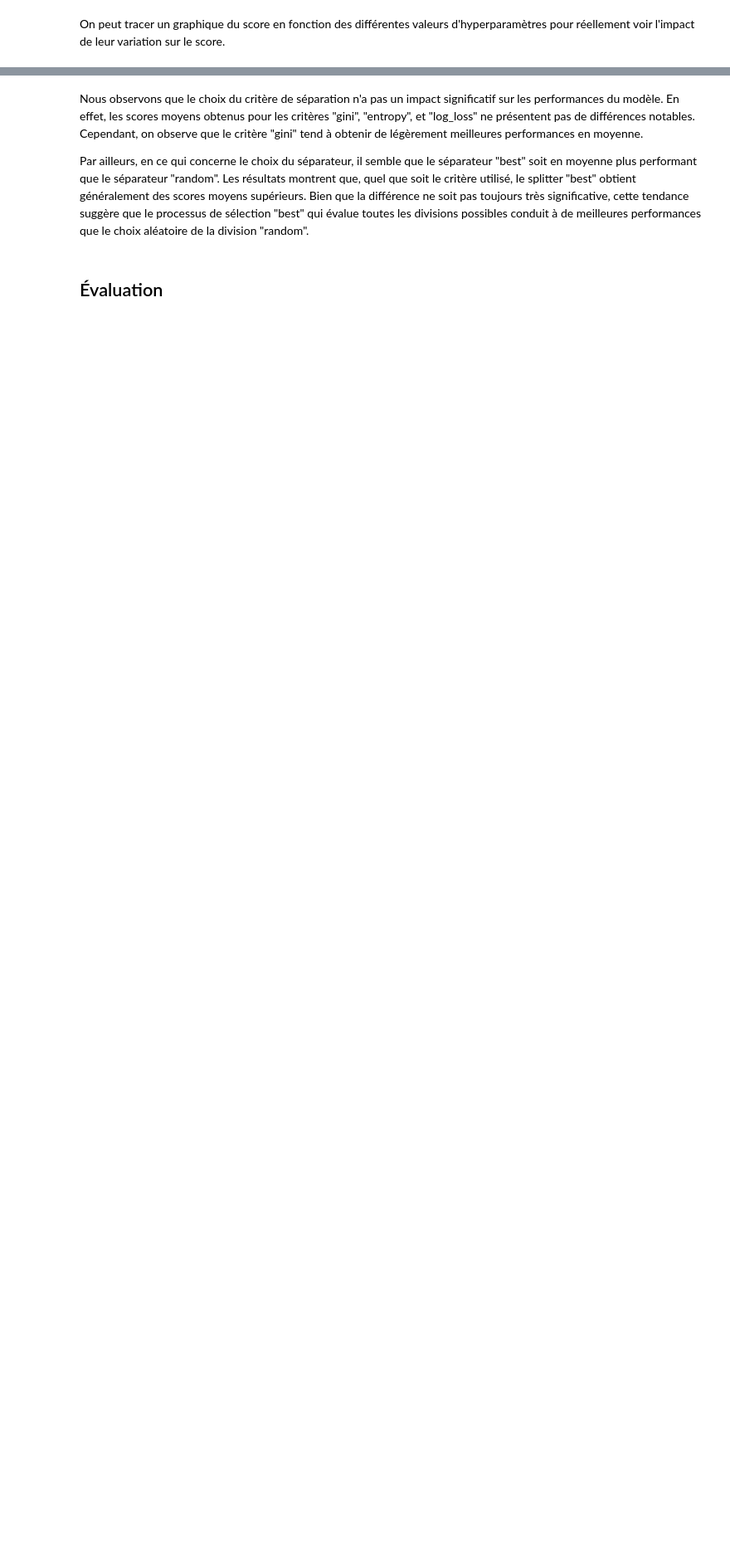
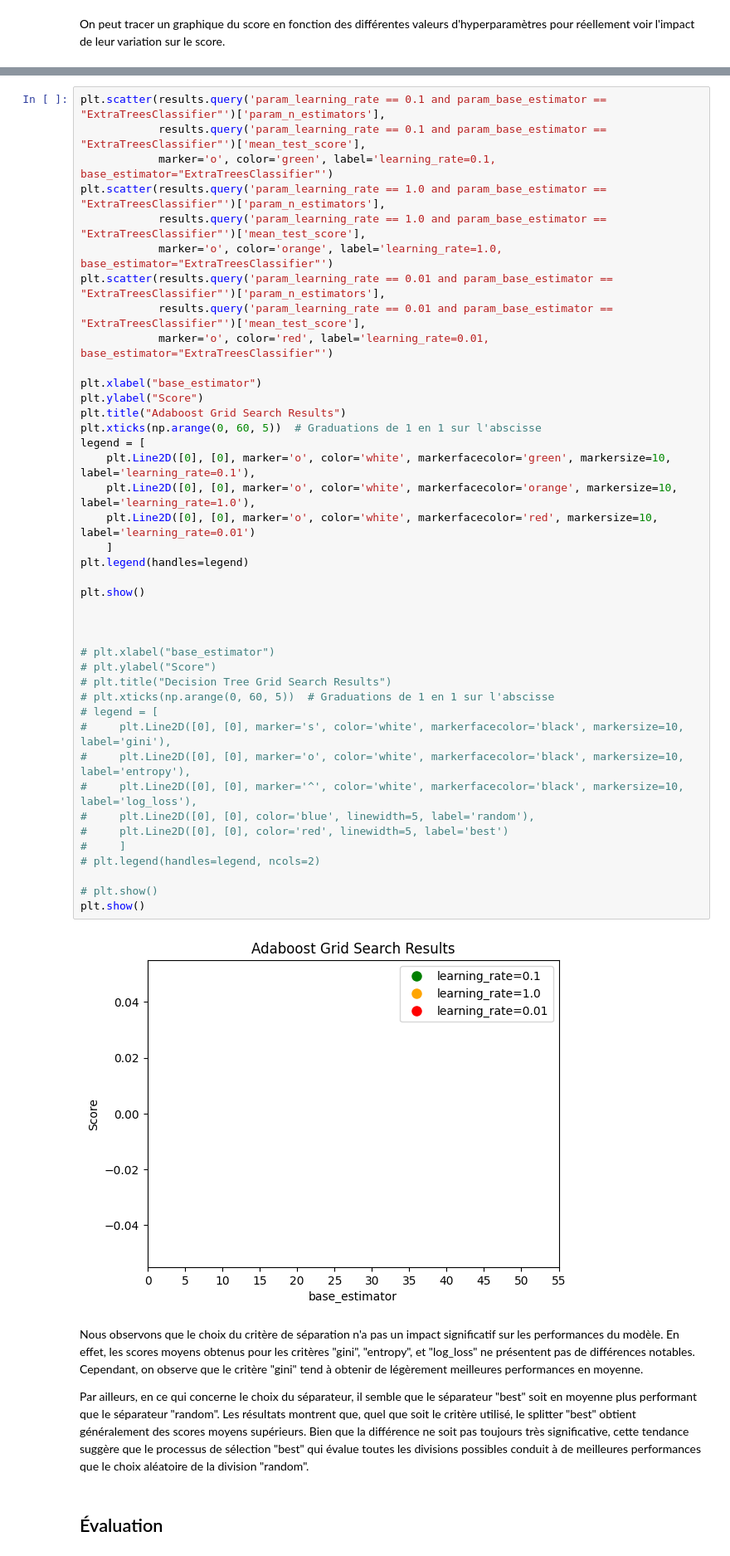
Before and after one commit to Chique80/IFT712-Projet, a Jupyter notebook: Adaboost.ipynb, the cells around one changed output, grey strips where cells are left out. Shown at 83% size. Drawn from its saved outputs; the diff is of its cells as text; blank space fills up the shorter version.

Commit message:
Bug fixing : graphique des scores

```diff
--- a/Adaboost.ipynb
+++ b/Adaboost.ipynb
@@ -141,3 +81,46 @@ plt.show()
+# %%
+plt.scatter(results.query('param_learning_rate == 0.1 and param_base_estimator == "ExtraTreesClassifier"')['param_n_estimators'],
+            results.query('param_learning_rate == 0.1 and param_base_estimator == "ExtraTreesClassifier"')['mean_test_score'],
+            marker='o', color='green', label='learning_rate=0.1, base_estimator="ExtraTreesClassifier"')
+plt.scatter(results.query('param_learning_rate == 1.0 and param_base_estimator == "ExtraTreesClassifier"')['param_n_estimators'],
+            results.query('param_learning_rate == 1.0 and param_base_estimator == "ExtraTreesClassifier"')['mean_test_score'],
+            marker='o', color='orange', label='learning_rate=1.0, base_estimator="ExtraTreesClassifier"')
+plt.scatter(results.query('param_learning_rate == 0.01 and param_base_estimator == "ExtraTreesClassifier"')['param_n_estimators'],
+            results.query('param_learning_rate == 0.01 and param_base_estimator == "ExtraTreesClassifier"')['mean_test_score'],
+            marker='o', color='red', label='learning_rate=0.01, base_estimator="ExtraTreesClassifier"')
+
+plt.xlabel("base_estimator")
+plt.ylabel("Score")
+plt.title("Adaboost Grid Search Results")
+plt.xticks(np.arange(0, 60, 5))  # Graduations de 1 en 1 sur l'abscisse
+legend = [
+    plt.Line2D([0], [0], marker='o', color='white', markerfacecolor='green', markersize=10, label='learning_rate=0.1'),
+    plt.Line2D([0], [0], marker='o', color='white', markerfacecolor='orange', markersize=10, label='learning_rate=1.0'),
+    plt.Line2D([0], [0], marker='o', color='white', markerfacecolor='red', markersize=10, label='learning_rate=0.01')
+    ]
+plt.legend(handles=legend)
+
+plt.show()
+
+
+
+# plt.xlabel("base_estimator")
+# plt.ylabel("Score")
+# plt.title("Decision Tree Grid Search Results")
+# plt.xticks(np.arange(0, 60, 5))  # Graduations de 1 en 1 sur l'abscisse
+# legend = [
+#     plt.Line2D([0], [0], marker='s', color='white', markerfacecolor='black', markersize=10, label='gini'),
+#     plt.Line2D([0], [0], marker='o', color='white', markerfacecolor='black', markersize=10, label='entropy'),
+#     plt.Line2D([0], [0], marker='^', color='white', markerfacecolor='black', markersize=10, label='log_loss'),
+#     plt.Line2D([0], [0], color='blue', linewidth=5, label='random'),
+#     plt.Line2D([0], [0], color='red', linewidth=5, label='best')
+#     ]
+# plt.legend(handles=legend, ncols=2)
+
+# plt.show()
+plt.show()
+# %% [output]
+[figure, added]
 # %% [markdown]
 Nous observons que le choix du critère de séparation n'a pas un impact significatif sur les performances du modèle. En effet, les scores moyens obtenus pour les critères "gini", "entropy", et "log_loss" ne présentent pas de différences notables. Cependant, on observe que le critère "gini" tend à obtenir de légèrement meilleures performances en moyenne.
 
```
Also changed, not shown: parts of 9 cells of this notebook.
